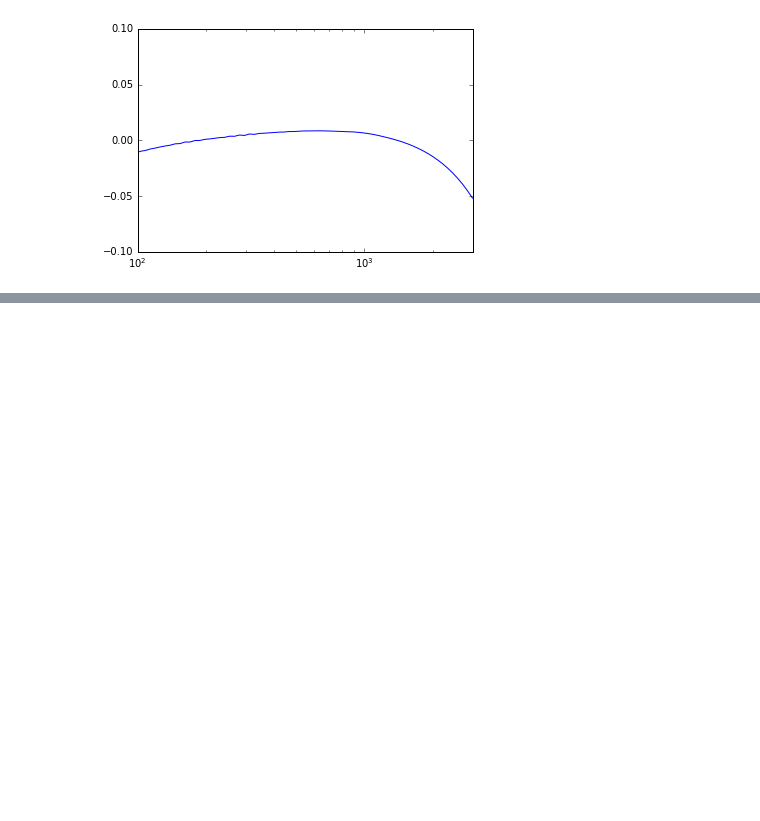
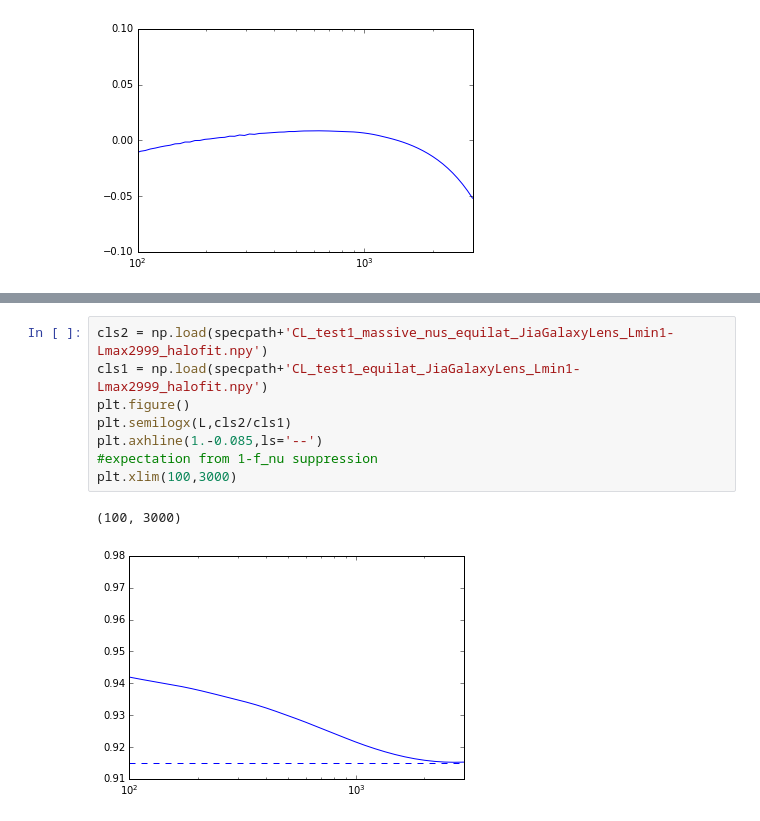
Before and after one commit to VMBoehm/BispectrumBias, a Jupyter notebook: TestBispectraGalLens-nonlinearCase.ipynb, the cells around one changed output, grey strips where cells are left out. Saved outputs shown, nothing was run; the diff lists cells and outputs as text; blank space fills up the shorter version.

```diff
--- a/TestBispectraGalLens-nonlinearCase.ipynb
+++ b/TestBispectraGalLens-nonlinearCase.ipynb
@@ -81,0 +84,11 @@ plt.xlim(100,3000)
+# %%
+cls2 = np.load(specpath+'CL_test1_massive_nus_equilat_JiaGalaxyLens_Lmin1-Lmax2999_halofit.npy')
+cls1 = np.load(specpath+'CL_test1_equilat_JiaGalaxyLens_Lmin1-Lmax2999_halofit.npy')
+plt.figure()
+plt.semilogx(L,cls2/cls1)
+plt.axhline(1.-0.085,ls='--')
+#expectation from 1-f_nu suppression
+plt.xlim(100,3000)
+# %% [output]
+(100, 3000)
+[figure, added]
```
Also changed, not shown: parts of 1 cell of this notebook, 1 other file.
